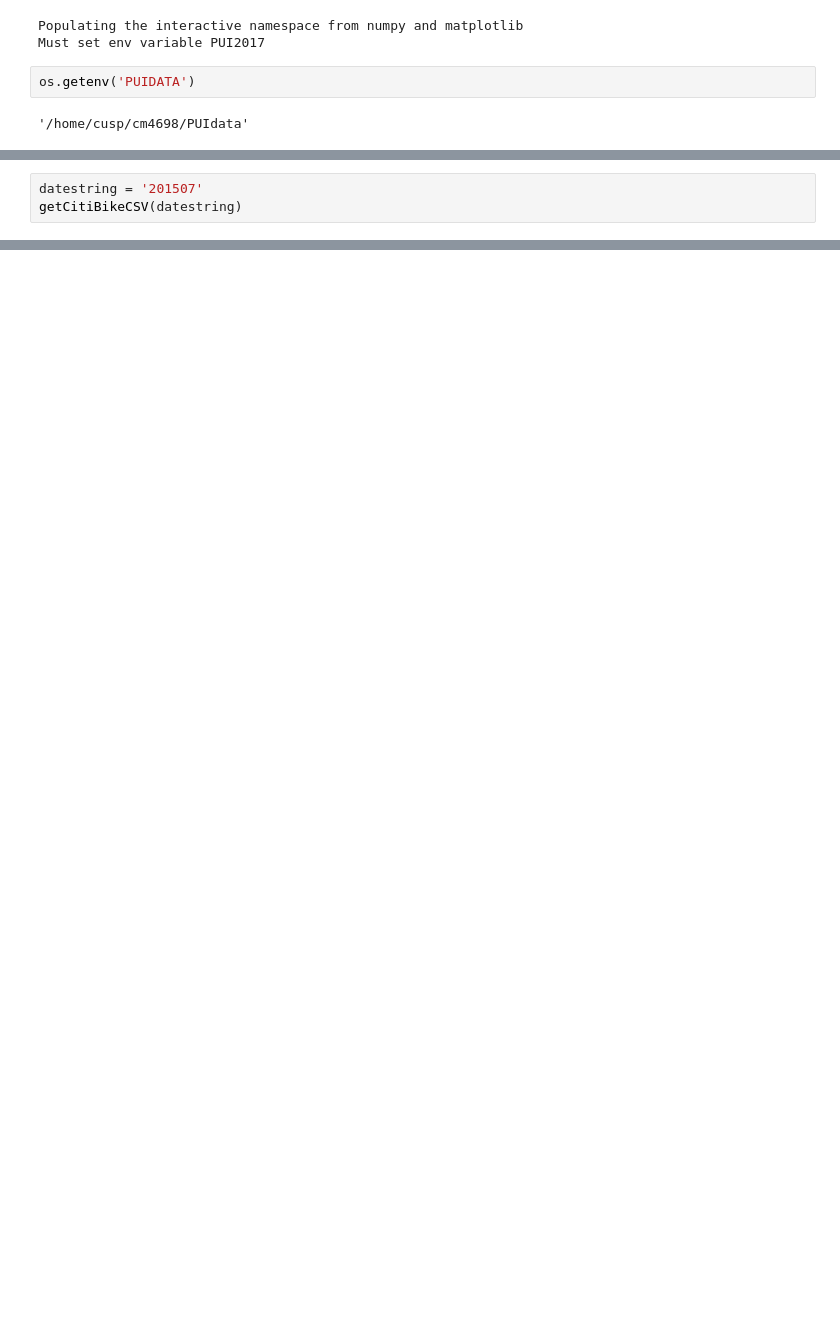
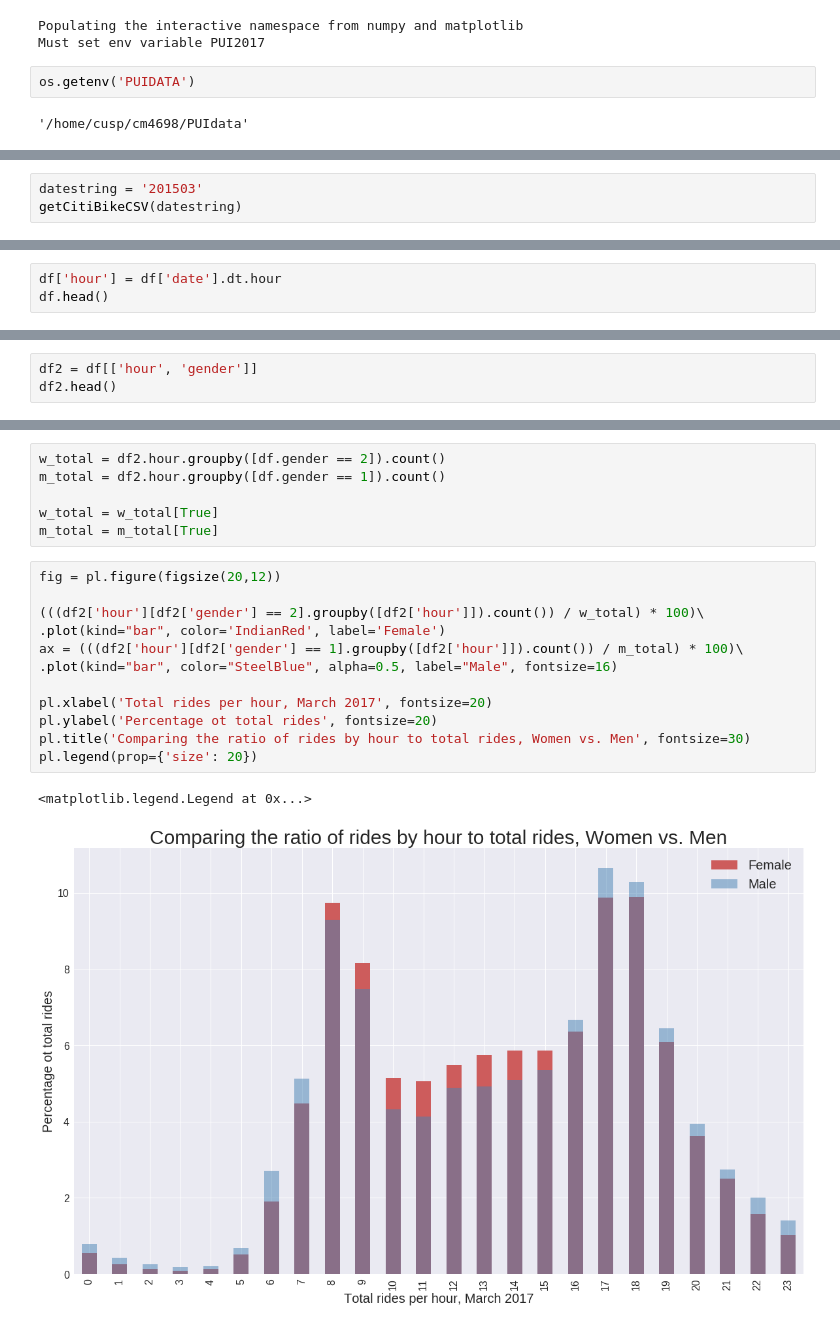
Before and after one commit to charlie-moffett/PUI2017_cm4698, a Jupyter notebook: HW3_cm4698/Assignment2_cm4698.ipynb, the cells around one changed output, grey strips where cells are left out. Drawn from its saved outputs; the diff is of its cells as text; blank space fills up the shorter version.

```diff
--- a/HW3_cm4698/Assignment2_cm4698.ipynb
+++ b/HW3_cm4698/Assignment2_cm4698.ipynb
@@ -61,6 +62,6 @@ def getCitiBikeCSV(datestring):
     else:
         print ("file in place, you can continue")
 # %%
-datestring = '201507'
+datestring = '201503'
 getCitiBikeCSV(datestring)
 # %% [output]
@@ -83,0 +85,3 @@ df.head()
+# %%
+df['hour'] = df['date'].dt.hour
+df.head()
@@ -83,0 +95,3 @@ df.head()
+# %%
+df2 = df[['hour', 'gender']]
+df2.head()
@@ -83,0 +105,21 @@ df.head()
+# %%
+w_total = df2.hour.groupby([df.gender == 2]).count()
+m_total = df2.hour.groupby([df.gender == 1]).count()
+
+w_total = w_total[True]
+m_total = m_total[True]
+# %%
+fig = pl.figure(figsize(20,12))
+
+(((df2['hour'][df2['gender'] == 2].groupby([df2['hour']]).count()) / w_total) * 100)\
+.plot(kind="bar", color='IndianRed', label='Female')
+ax = (((df2['hour'][df2['gender'] == 1].groupby([df2['hour']]).count()) / m_total) * 100)\
+.plot(kind="bar", color="SteelBlue", alpha=0.5, label="Male", fontsize=16)
+
+pl.xlabel('Total rides per hour, March 2017', fontsize=20)
+pl.ylabel('Percentage ot total rides', fontsize=20)
+pl.title('Comparing the ratio of rides by hour to total rides, Women vs. Men', fontsize=30)
+pl.legend(prop={'size': 20})
+# %% [output]
+<matplotlib.legend.Legend at 0x...>
+[figure, added]
```
Also changed, not shown: parts of 8 cells of this notebook, 2 other files.
